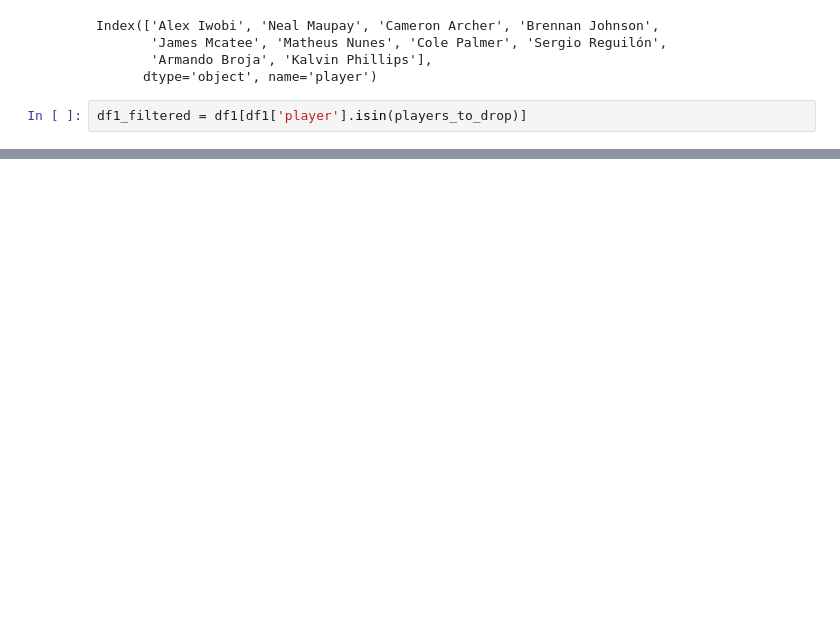
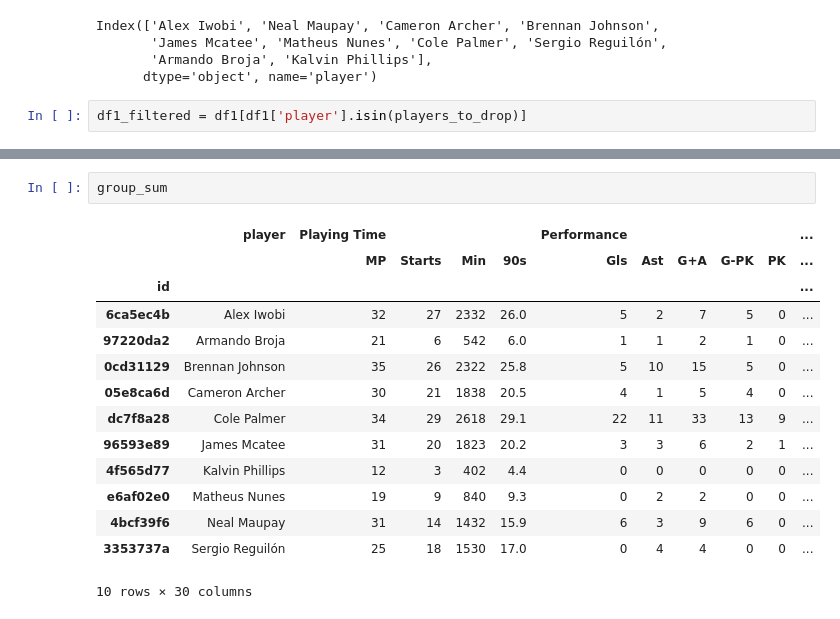
Before and after one commit to PTIT-D22KH/fbref-experimenting, a Jupyter notebook: fbref-players/epl/epl.ipynb, the cells around one changed output, grey strips where cells are left out. Cells and saved outputs as stored; diff of their text form; blank space fills up the shorter version.

```diff
--- a/fbref-players/epl/epl.ipynb
+++ b/fbref-players/epl/epl.ipynb
@@ -470,0 +590,17 @@ df1.head()
+# %%
+group_sum
+# %% [output]
+|  | player | Playing Time |  |  |  | Performance |  |  |  |  | ... |
+|  |  | MP | Starts | Min | 90s | Gls | Ast | G+A | G-PK | PK | ... |
+| id |  |  |  |  |  |  |  |  |  |  | ... |
+| 6ca5ec4b | Alex Iwobi | 32 | 27 | 2332 | 26.0 | 5 | 2 | 7 | 5 | 0 | ... |
+| 97220da2 | Armando Broja | 21 | 6 | 542 | 6.0 | 1 | 1 | 2 | 1 | 0 | ... |
+| 0cd31129 | Brennan Johnson | 35 | 26 | 2322 | 25.8 | 5 | 10 | 15 | 5 | 0 | ... |
+| 05e8ca6d | Cameron Archer | 30 | 21 | 1838 | 20.5 | 4 | 1 | 5 | 4 | 0 | ... |
+| dc7f8a28 | Cole Palmer | 34 | 29 | 2618 | 29.1 | 22 | 11 | 33 | 13 | 9 | ... |
+| 96593e89 | James Mcatee | 31 | 20 | 1823 | 20.2 | 3 | 3 | 6 | 2 | 1 | ... |
+| 4f565d77 | Kalvin Phillips | 12 | 3 | 402 | 4.4 | 0 | 0 | 0 | 0 | 0 | ... |
+| e6af02e0 | Matheus Nunes | 19 | 9 | 840 | 9.3 | 0 | 2 | 2 | 0 | 0 | ... |
+| 4bcf39f6 | Neal Maupay | 31 | 14 | 1432 | 15.9 | 6 | 3 | 9 | 6 | 0 | ... |
+| 3353737a | Sergio Reguilón | 25 | 18 | 1530 | 17.0 | 0 | 4 | 4 | 0 | 0 | ... |
+10 rows × 30 columns
```
Also changed, not shown: parts of 17 cells of this notebook, 1 other file.
